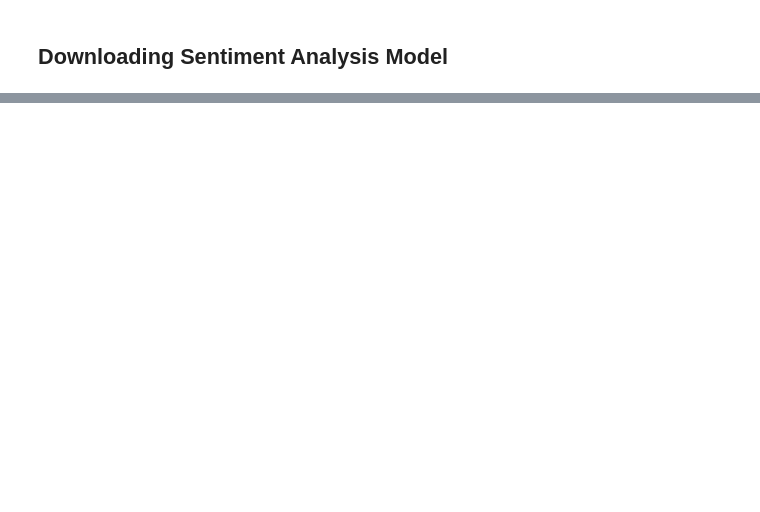
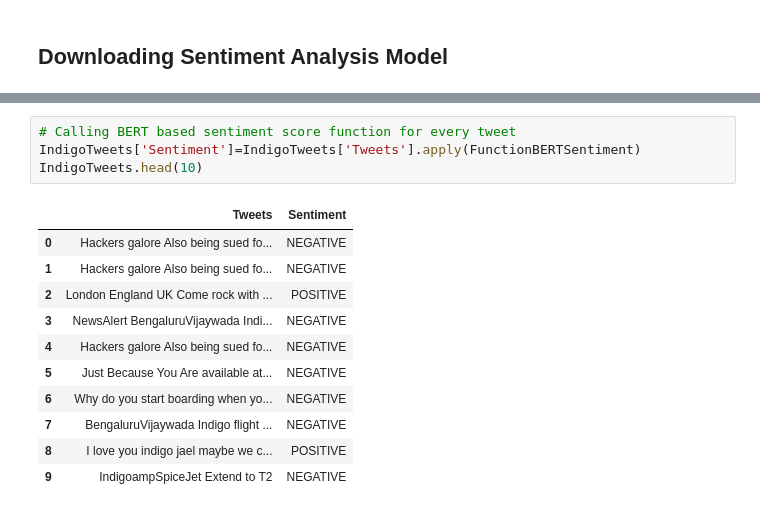
Before and after one commit to anish3565/Case_Studies, a Jupyter notebook: NLP/3. Indigo_Tweets_Sentiment.ipynb, the cells around one changed output, grey strips where cells are left out. Cells and saved outputs as stored; diff of their text form; blank space fills up the shorter version.

```diff
--- a/NLP/3. Indigo_Tweets_Sentiment.ipynb
+++ b/NLP/3. Indigo_Tweets_Sentiment.ipynb
@@ -129,0 +183,16 @@ NameError: name 'torch' is not defined
+# %%
+# Calling BERT based sentiment score function for every tweet
+IndigoTweets['Sentiment']=IndigoTweets['Tweets'].apply(FunctionBERTSentiment)
+IndigoTweets.head(10)
+# %% [output]
+|  | Tweets | Sentiment |
+| 0 | Hackers galore Also being sued fo... | NEGATIVE |
+| 1 | Hackers galore Also being sued fo... | NEGATIVE |
+| 2 | London England UK Come rock with ... | POSITIVE |
+| 3 | NewsAlert BengaluruVijaywada Indi... | NEGATIVE |
+| 4 | Hackers galore Also being sued fo... | NEGATIVE |
+| 5 | Just Because You Are available at... | NEGATIVE |
+| 6 | Why do you start boarding when yo... | NEGATIVE |
+| 7 | BengaluruVijaywada Indigo flight ... | NEGATIVE |
+| 8 | I love you indigo jael maybe we c... | POSITIVE |
+| 9 | IndigoampSpiceJet Extend to T2 | NEGATIVE |
```
Also changed, not shown: parts of 15 cells of this notebook.
